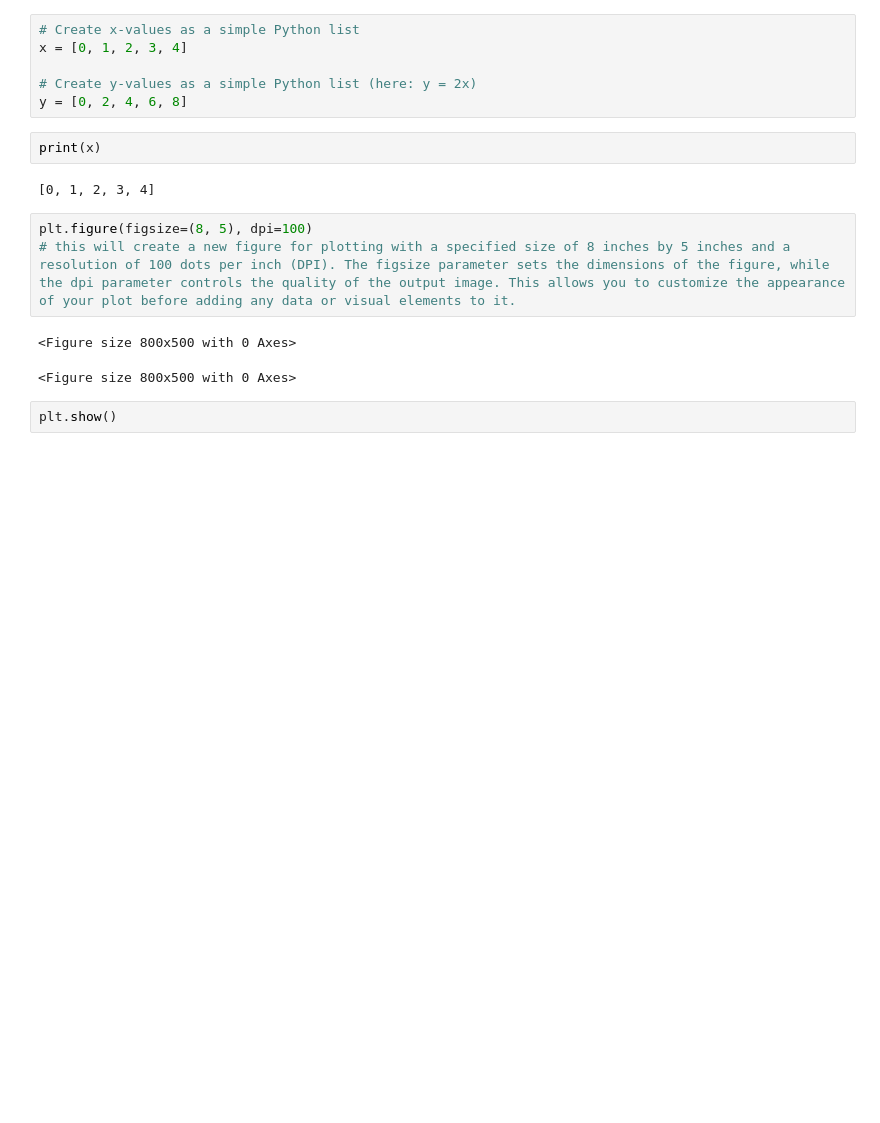
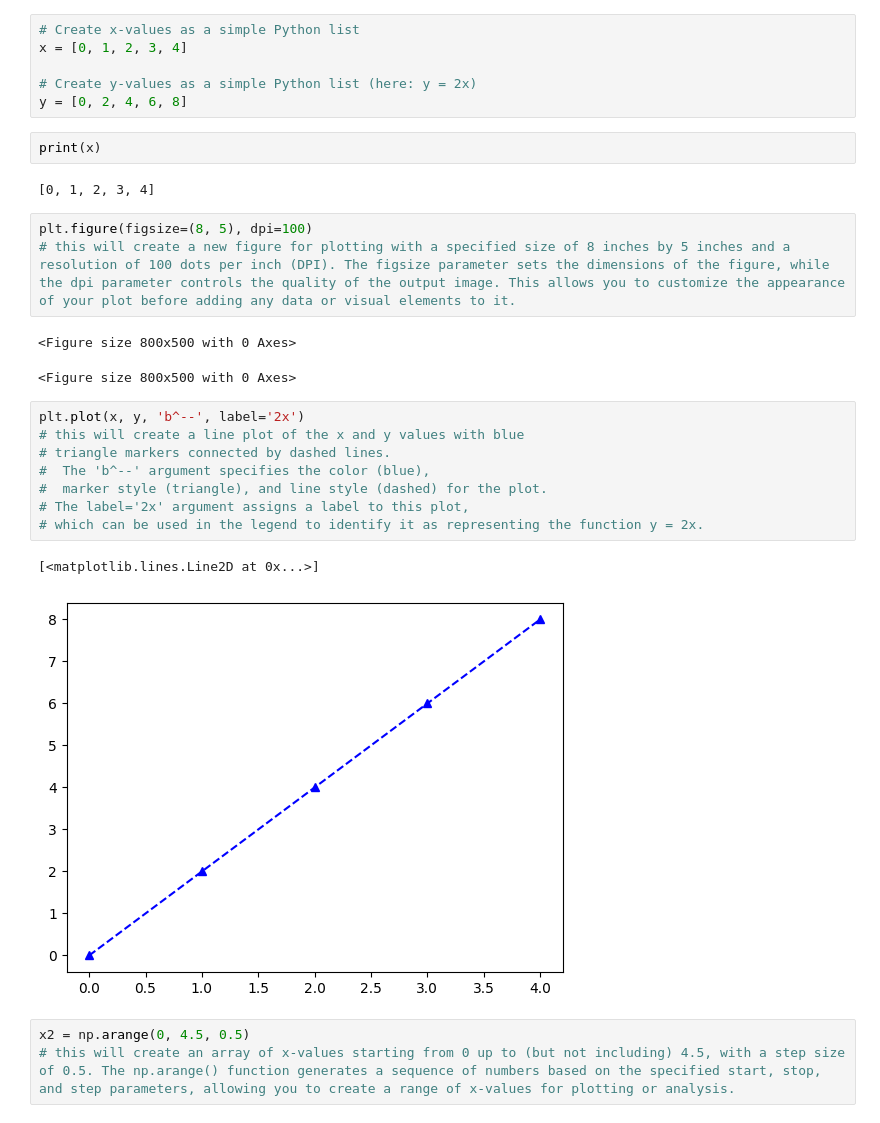
Before and after one commit to kilik42/week-1-ai-course, a Jupyter notebook: jupyter_files/week1.ipynb, the cells around one changed output. Saved outputs shown, nothing was run; the diff lists cells and outputs as text; blank space fills up the shorter version.

Commit message:
working on matplot lib

```diff
--- a/jupyter_files/week1.ipynb
+++ b/jupyter_files/week1.ipynb
@@ -927,4 +927,16 @@ plt.figure(figsize=(8, 5), dpi=100)
 <Figure size 800x500 with 0 Axes>
 <Figure size 800x500 with 0 Axes>
 # %%
-plt.show()
+plt.plot(x, y, 'b^--', label='2x')
+# this will create a line plot of the x and y values with blue
+# triangle markers connected by dashed lines.
+#  The 'b^--' argument specifies the color (blue),
+#  marker style (triangle), and line style (dashed) for the plot.
+# The label='2x' argument assigns a label to this plot,
+# which can be used in the legend to identify it as representing the function y = 2x.
+# %% [output]
+[<matplotlib.lines.Line2D at 0x...>]
+[figure, added]
+# %%
+x2 = np.arange(0, 4.5, 0.5)
+# this will create an array of x-values starting from 0 up to (but not including) 4.5, with a step size of 0.5. The np.arange() function generates a sequence of numbers based on the specified start, stop, and step parameters, allowing you to create a range of x-values for plotting or analysis.
```
